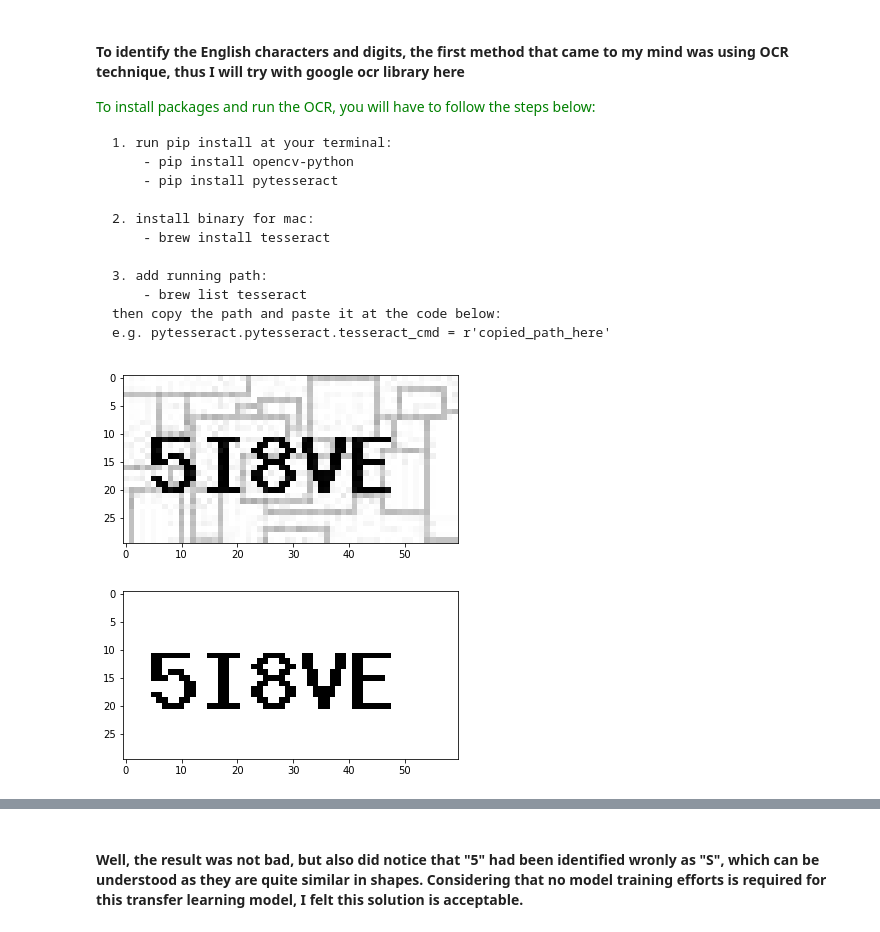
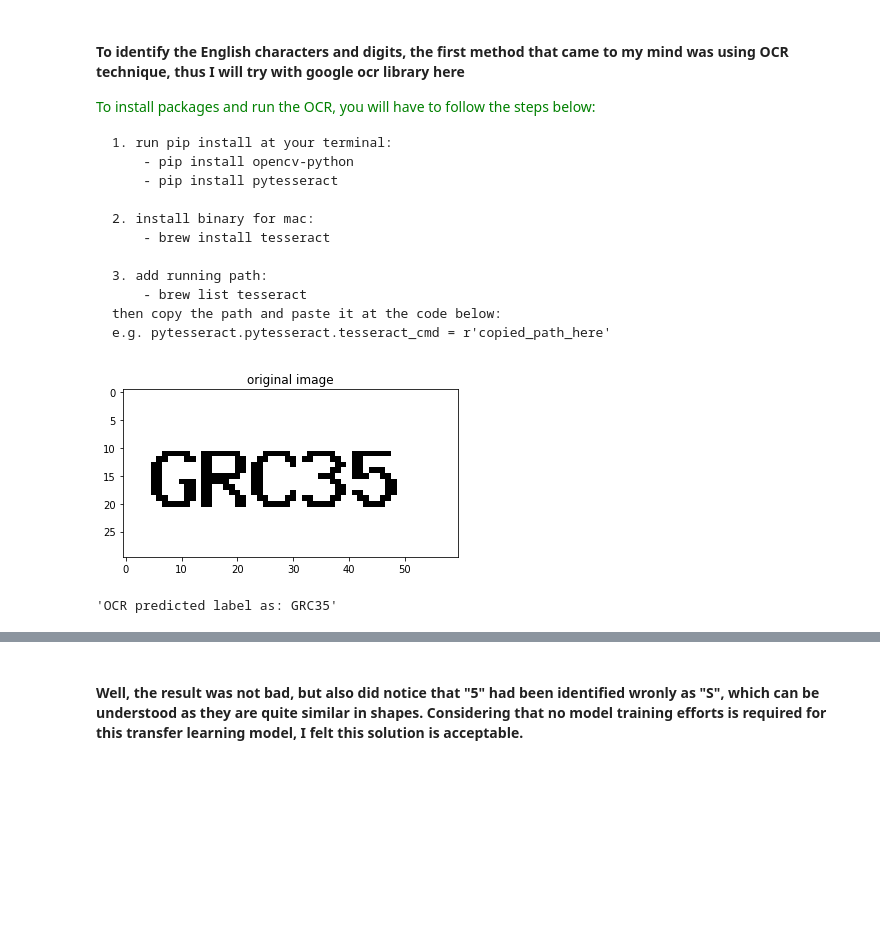
Before and after one commit to yang0369/text_recognition, a Jupyter notebook: EDA.ipynb, the cells around one changed output, grey strips where cells are left out. Drawn from its saved outputs; the diff is of its cells as text; code cells hidden in the pictures; blank space fills up the shorter version.

```diff
--- a/EDA.ipynb
+++ b/EDA.ipynb
@@ -86,2 +110,28 @@ plt.show()
 # %%
-filename = "input19.jpg"
+def test_ocr(filename):
+    img = cv2.imread(filename)
+    gray = cv2.cvtColor(img, cv2.COLOR_BGR2GRAY)
+    th, cleaned = cv2.threshold(gray, 0, 255, cv2.THRESH_OTSU | cv2.THRESH_BINARY)
+    imgplot = plt.imshow(cleaned, "gray", vmin=0, vmax=255)
+    plt.title("original image")
+    plt.show()
+
+    # prepare image contour
+    rect_kernel = cv2.getStructuringElement(cv2.MORPH_CROSS, (18, 18))
+    dilation = cv2.dilate(cleaned, rect_kernel, iterations = 1)
+    contours, hierarchy = cv2.findContours(dilation, cv2.RETR_EXTERNAL, cv2.CHAIN_APPROX_NONE)
+
+    x, y, w, h = cv2.boundingRect(contours[0])
+
+    # Drawing a rectangle on copied image
+    rect = cv2.rectangle(img, (x, y), (x + w, y + h), (0, 255, 0), 2)
+
+    # Cropping the text block for giving input to OCR
+    cropped = img[y:y + h, x:x + w]
+
+
+    # Apply OCR on the cropped image
+    text = pytesseract.image_to_string(cropped, lang="eng", config="--psm 6")
+
+    display(f"OCR predicted label as: {text[:5]}")
+    return None
@@ -90,16 +138,6 @@ img = cv2.imread(filename)
-# %%
-# convert img to grayscale
-gray = cv2.cvtColor(img, cv2.COLOR_BGR2GRAY)
-imgplot = plt.imshow(gray, "gray", vmin=0, vmax=255)
-plt.show()
-# %% [output]
-[figure, removed]
-# %%
-# convert the img to binary grayscale
-ret, thresh1 = cv2.threshold(gray, 0, 255, cv2.THRESH_OTSU | cv2.THRESH_BINARY)
-imgplot = plt.imshow(thresh1, "gray", vmin=0, vmax=255)
-plt.show()
-# %% [output]
-[figure, removed]
 # %%
-rect_kernel = cv2.getStructuringElement(cv2.MORPH_RECT, (18, 18))
+filename = "input01.jpg"
+test_ocr(filename)
+# %% [output]
+[figure, added]
+'OCR predicted label as: GRC35'
```
Also changed, not shown: parts of 25 cells of this notebook, 3 other files.
